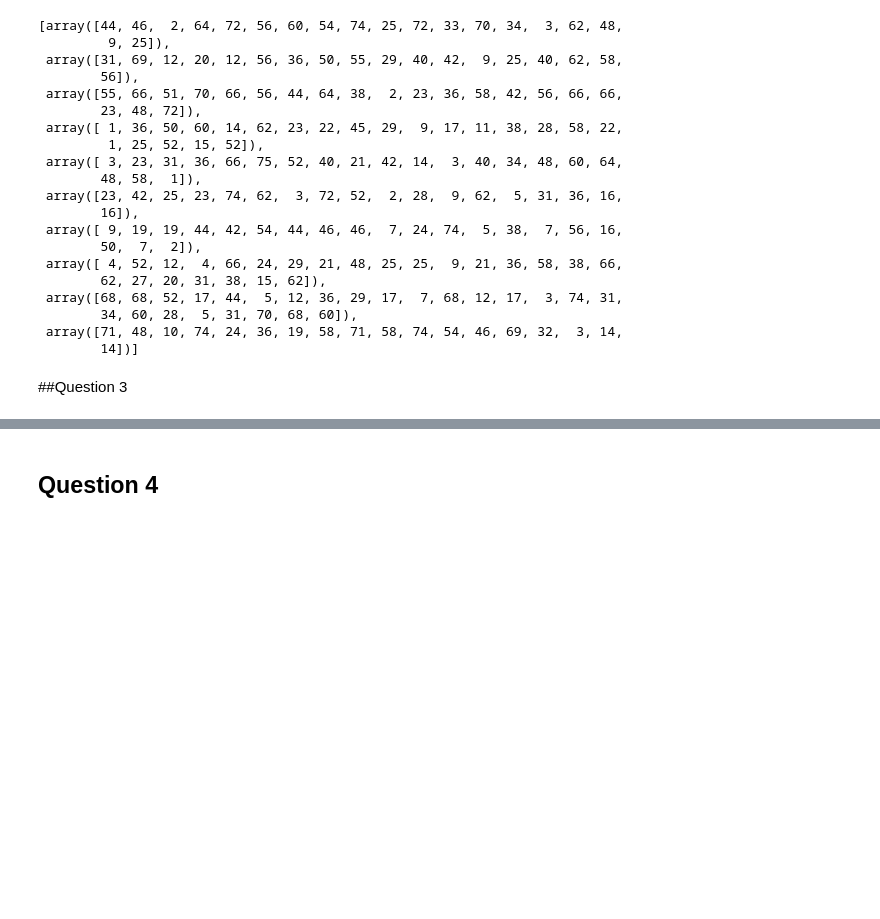
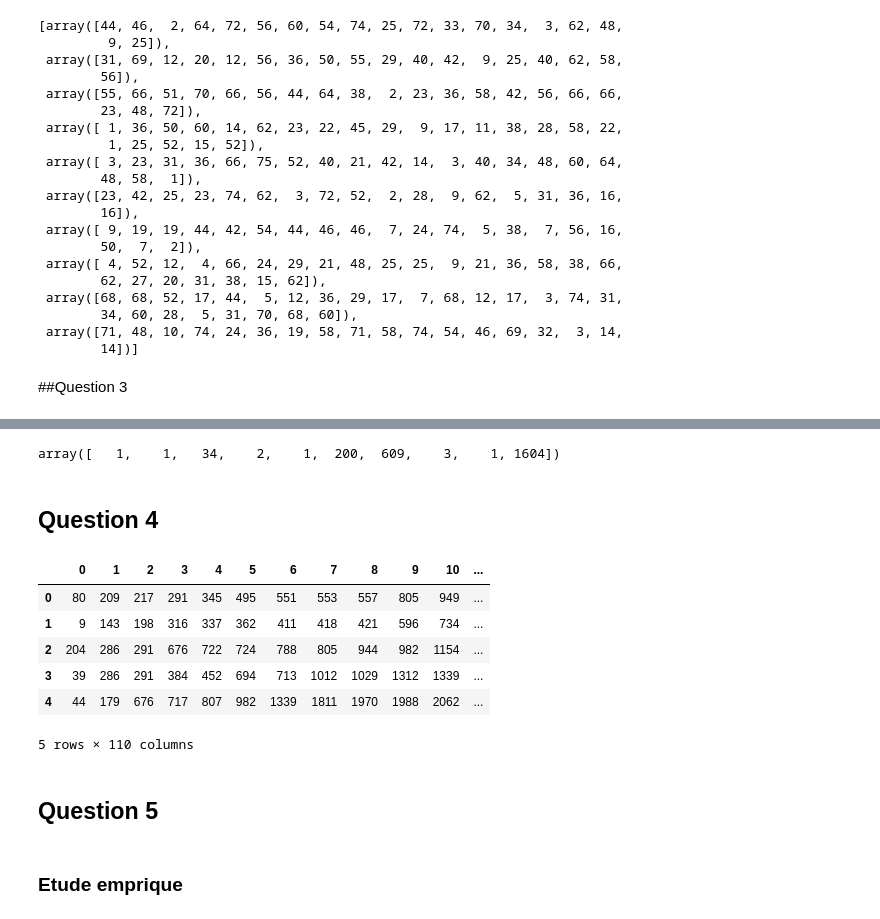
Before and after one commit to pi-aire/dataminig_sampling, a Jupyter notebook: TP_DataMining.ipynb, the cells around one changed output, grey strips where cells are left out. Drawn from its saved outputs; the diff is of its cells as text; code cells hidden in the pictures; blank space fills up the shorter version.

```diff
--- a/TP_DataMining.ipynb
+++ b/TP_DataMining.ipynb
@@ -180,2 +180,6 @@ TypeError: ignored
+# %%
+frequences(df,patterns)
+# %% [output]
+array([   1,    1,   34,    2,    1,  200,  609,    3,    1, 1604])
 # %% [markdown]
 ## Question 4
@@ -186,0 +189,12 @@ dataset_3 = pd.read_table("https://bitbucket.org/anesbendimerad/sigibbssamplingc
+# %%
+dataset_2 = pd.read_fwf("https://bitbucket.org/anesbendimerad/sigibbssamplingcode/raw/6699a50508fe177ee0c00dcc7d8e5390ee53688a/ItemsetDatasets/kdd.txt", sep=" ",header=None,)
+dataset_2 = dataset_2[0].str.split(' ', expand=True)
+dataset_2.head()
+# %% [output]
+|  | 0 | 1 | 2 | 3 | 4 | 5 | 6 | 7 | 8 | 9 | 10 | ... |
+| 0 | 80 | 209 | 217 | 291 | 345 | 495 | 551 | 553 | 557 | 805 | 949 | ... |
+| 1 | 9 | 143 | 198 | 316 | 337 | 362 | 411 | 418 | 421 | 596 | 734 | ... |
+| 2 | 204 | 286 | 291 | 676 | 722 | 724 | 788 | 805 | 944 | 982 | 1154 | ... |
+| 3 | 39 | 286 | 291 | 384 | 452 | 694 | 713 | 1012 | 1029 | 1312 | 1339 | ... |
+| 4 | 44 | 179 | 676 | 717 | 807 | 982 | 1339 | 1811 | 1970 | 1988 | 2062 | ... |
+5 rows × 110 columns
@@ -186,0 +211,4 @@ dataset_3 = pd.read_table("https://bitbucket.org/anesbendimerad/sigibbssamplingc
+# %% [markdown]
+## Question 5
+# %% [markdown]
+### Etude emprique
```
Also changed, not shown: parts of 12 cells of this notebook.
